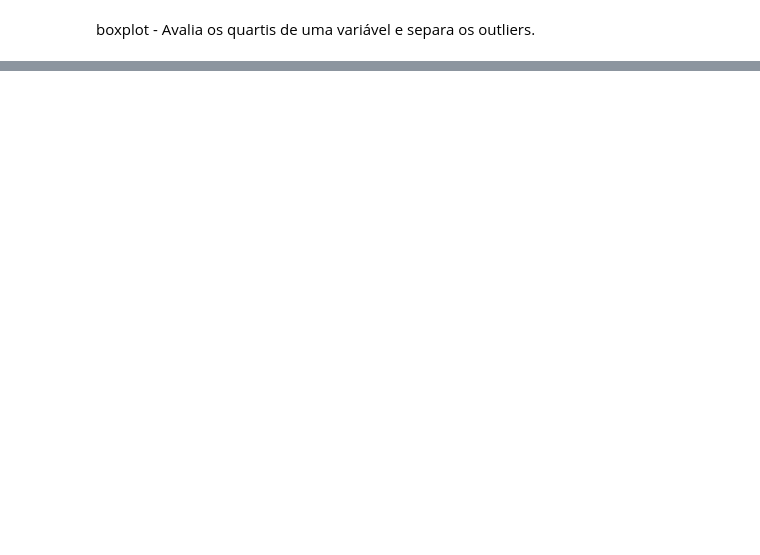
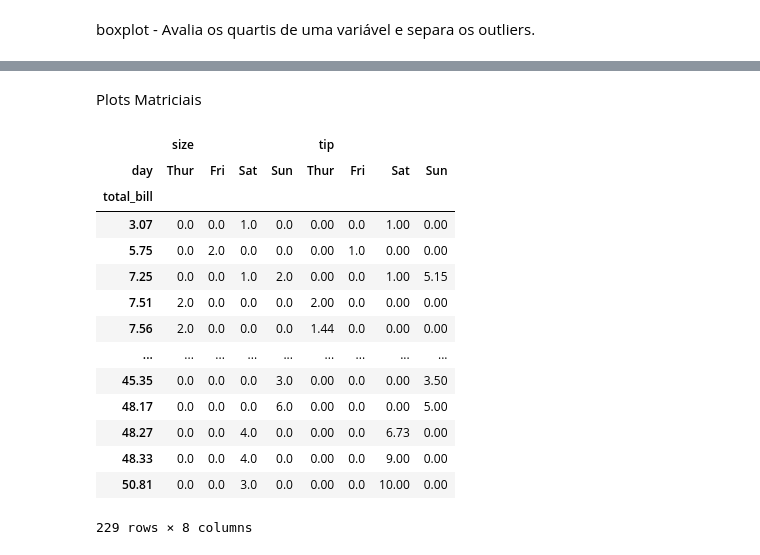
Before and after one commit to tlsabara/Data-Analytics, a Jupyter notebook: Seaborn/Seaborn.ipynb, the cells around one changed output, grey strips where cells are left out. Cells and saved outputs as stored; diff of their text form; code cells hidden in the pictures; blank space fills up the shorter version.

```diff
--- a/Seaborn/Seaborn.ipynb
+++ b/Seaborn/Seaborn.ipynb
@@ -106,0 +107,2 @@ sns.violinplot(data=tips, x='day', y='total_bill')
+# %% [markdown]
+Plots Matriciais
@@ -106,0 +111,19 @@ sns.violinplot(data=tips, x='day', y='total_bill')
+# %%
+tips_pivot1 = tips.pivot_table(columns='day', index='total_bill').fillna(0)
+tips_pivot1
+# %% [output]
+|  | size |  |  |  | tip |  |  |  |
+| day | Thur | Fri | Sat | Sun | Thur | Fri | Sat | Sun |
+| total_bill |  |  |  |  |  |  |  |  |
+| 3.07 | 0.0 | 0.0 | 1.0 | 0.0 | 0.00 | 0.0 | 1.00 | 0.00 |
+| 5.75 | 0.0 | 2.0 | 0.0 | 0.0 | 0.00 | 1.0 | 0.00 | 0.00 |
+| 7.25 | 0.0 | 0.0 | 1.0 | 2.0 | 0.00 | 0.0 | 1.00 | 5.15 |
+| 7.51 | 2.0 | 0.0 | 0.0 | 0.0 | 2.00 | 0.0 | 0.00 | 0.00 |
+| 7.56 | 2.0 | 0.0 | 0.0 | 0.0 | 1.44 | 0.0 | 0.00 | 0.00 |
+| ... | ... | ... | ... | ... | ... | ... | ... | ... |
+| 45.35 | 0.0 | 0.0 | 0.0 | 3.0 | 0.00 | 0.0 | 0.00 | 3.50 |
+| 48.17 | 0.0 | 0.0 | 0.0 | 6.0 | 0.00 | 0.0 | 0.00 | 5.00 |
+| 48.27 | 0.0 | 0.0 | 4.0 | 0.0 | 0.00 | 0.0 | 6.73 | 0.00 |
+| 48.33 | 0.0 | 0.0 | 4.0 | 0.0 | 0.00 | 0.0 | 9.00 | 0.00 |
+| 50.81 | 0.0 | 0.0 | 3.0 | 0.0 | 0.00 | 0.0 | 10.00 | 0.00 |
+229 rows × 8 columns
```
Also changed, not shown: parts of 11 cells of this notebook.
